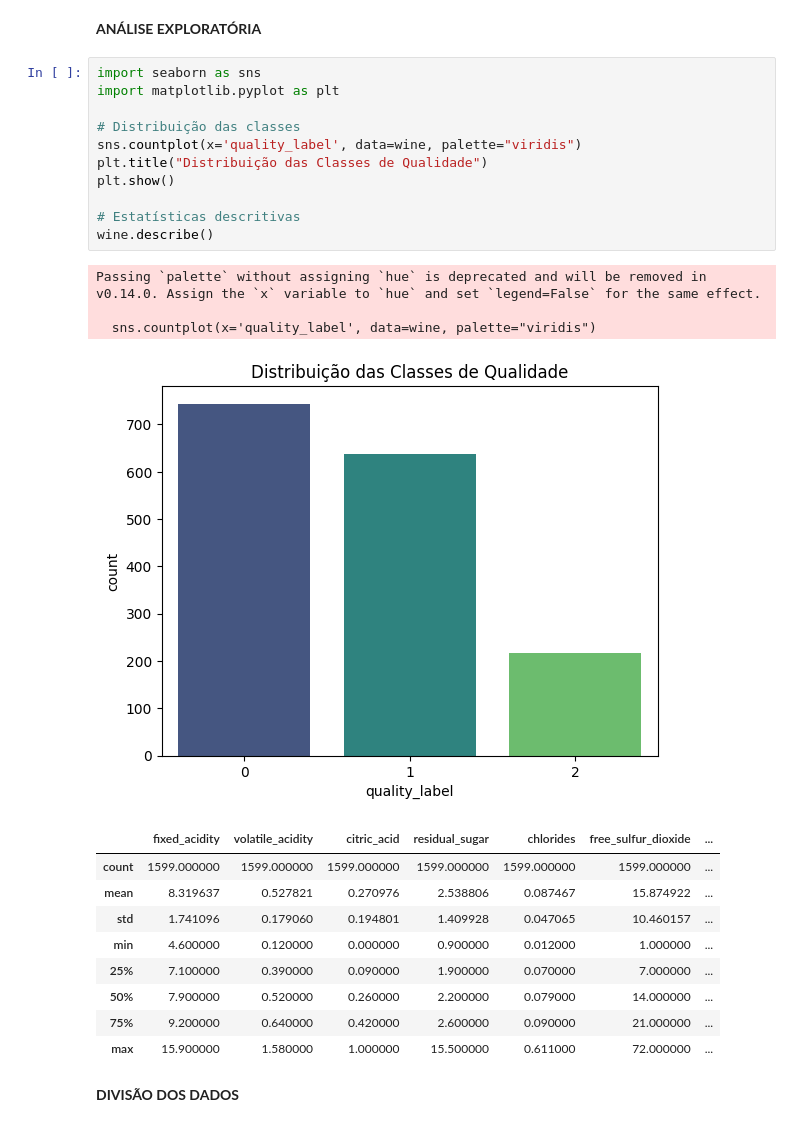
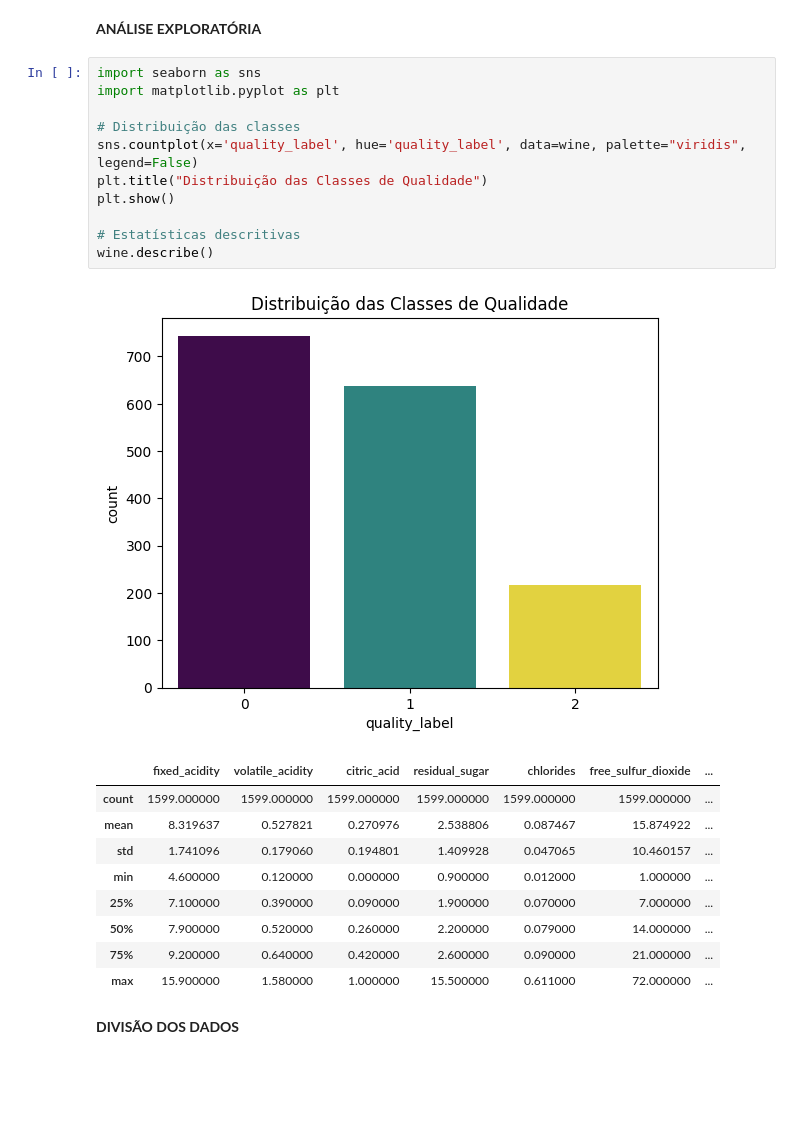
Before and after one commit to Rafaela-neves/MVP-Rafaela-Neves, a Jupyter notebook: MVP_Machine_Learning_&_Analytics_Rafaela_Neves_da_Silva.ipynb, the cells around one changed output. Cells and saved outputs as stored; diff of their text form; blank space fills up the shorter version.

```diff
--- a/MVP_Machine_Learning_&_Analytics_Rafaela_Neves_da_Silva.ipynb
+++ b/MVP_Machine_Learning_&_Analytics_Rafaela_Neves_da_Silva.ipynb
@@ -121,19 +121,16 @@ dtype: int64
 # %%
 import seaborn as sns
 import matplotlib.pyplot as plt
 
 # Distribuição das classes
-sns.countplot(x='quality_label', data=wine, palette="viridis")
+sns.countplot(x='quality_label', hue='quality_label', data=wine, palette="viridis", legend=False)
 plt.title("Distribuição das Classes de Qualidade")
 plt.show()
 
 # Estatísticas descritivas
 wine.describe()
 # %% [output]
-Passing `palette` without assigning `hue` is deprecated and will be removed in v0.14.0. Assign the `x` variable to `hue` and set `legend=False` for the same effect.
-
-  sns.countplot(x='quality_label', data=wine, palette="viridis")
-[figure, old version]
+[figure, new version]
 |  | fixed_acidity | volatile_acidity | citric_acid | residual_sugar | chlorides | free_sulfur_dioxide | ... |
 | count | 1599.000000 | 1599.000000 | 1599.000000 | 1599.000000 | 1599.000000 | 1599.000000 | ... |
 | mean | 8.319637 | 0.527821 | 0.270976 | 2.538806 | 0.087467 | 15.874922 | ... |
```
